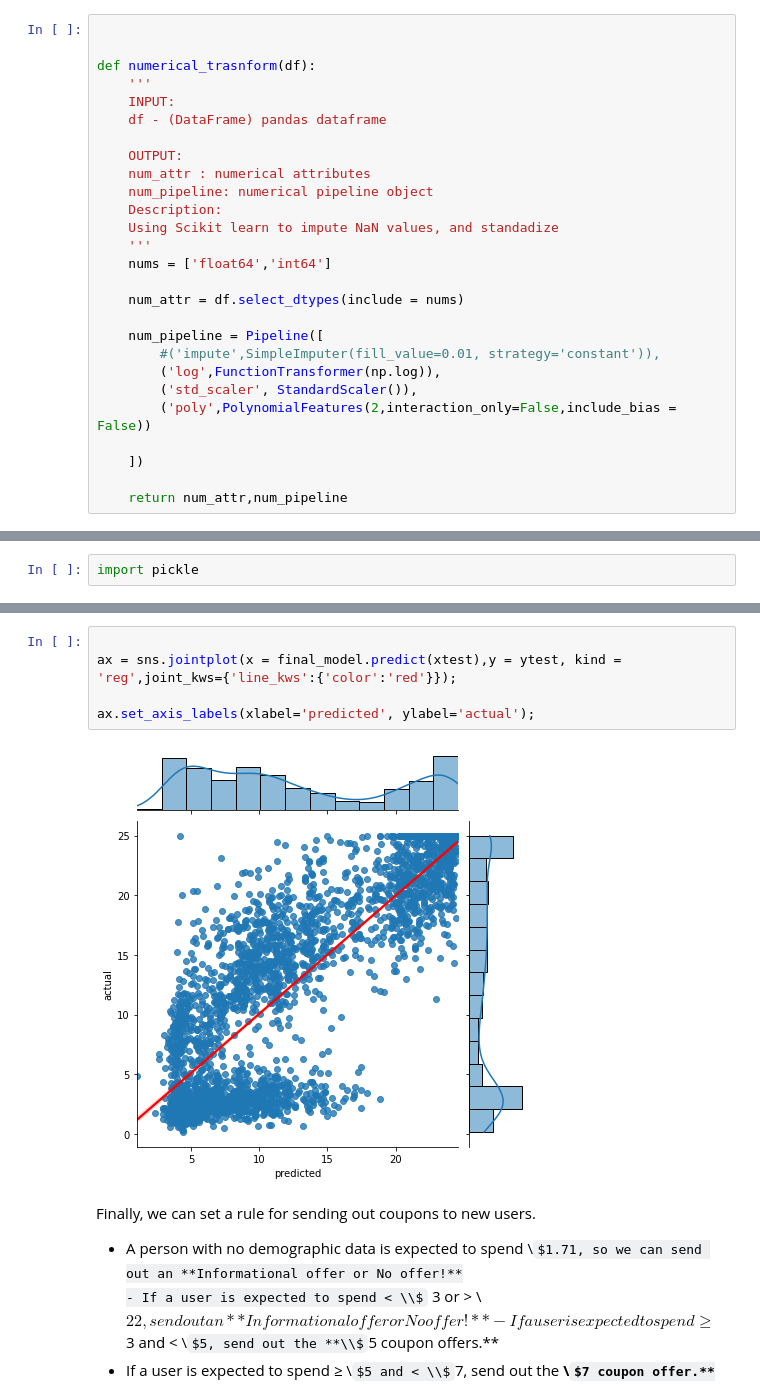
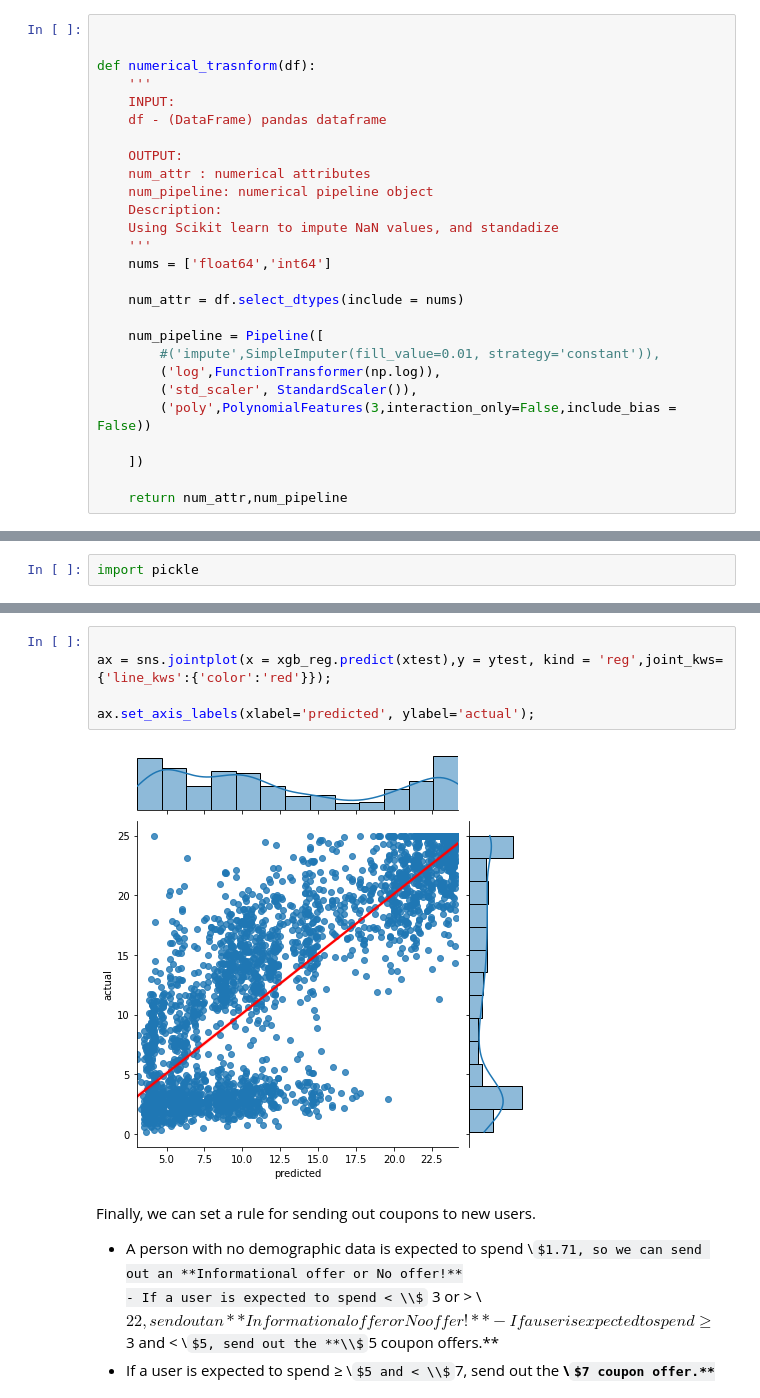
Before and after one commit to abhishek-jana/Starbucks-spending-prediction, a Jupyter notebook: Starbucks_Capstone_notebook.ipynb, the cells around one changed output, grey strips where cells are left out. Cells and saved outputs as stored; diff of their text form; some formulas as TeX source.

```diff
--- a/Starbucks_Capstone_notebook.ipynb
+++ b/Starbucks_Capstone_notebook.ipynb
@@ -1111,7 +1111,7 @@ def numerical_trasnform(df):
         #('impute',SimpleImputer(fill_value=0.01, strategy='constant')),
         ('log',FunctionTransformer(np.log)),
         ('std_scaler', StandardScaler()),
-        ('poly',PolynomialFeatures(2,interaction_only=False,include_bias = False))
+        ('poly',PolynomialFeatures(3,interaction_only=False,include_bias = False))
 
     ])
 
@@ -1467,10 +1470,10 @@ array([ 3.78, 10.66, 22.26], dtype=float32)
 # %%
 
-ax = sns.jointplot(x = final_model.predict(xtest),y = ytest, kind = 'reg',joint_kws={'line_kws':{'color':'red'}});
+ax = sns.jointplot(x = xgb_reg.predict(xtest),y = ytest, kind = 'reg',joint_kws={'line_kws':{'color':'red'}});
 
 ax.set_axis_labels(xlabel='predicted', ylabel='actual');
 # %% [output]
-[figure, old version]
+[figure, new version]
 # %% [markdown]
 Finally, we can set a rule for sending out coupons to new users.
 - A person with no demographic data is expected to spend \\$1.71, so we can send out an **Informational offer or No offer!**
```
Also changed, not shown: parts of 30 cells of this notebook, 4 other files.
